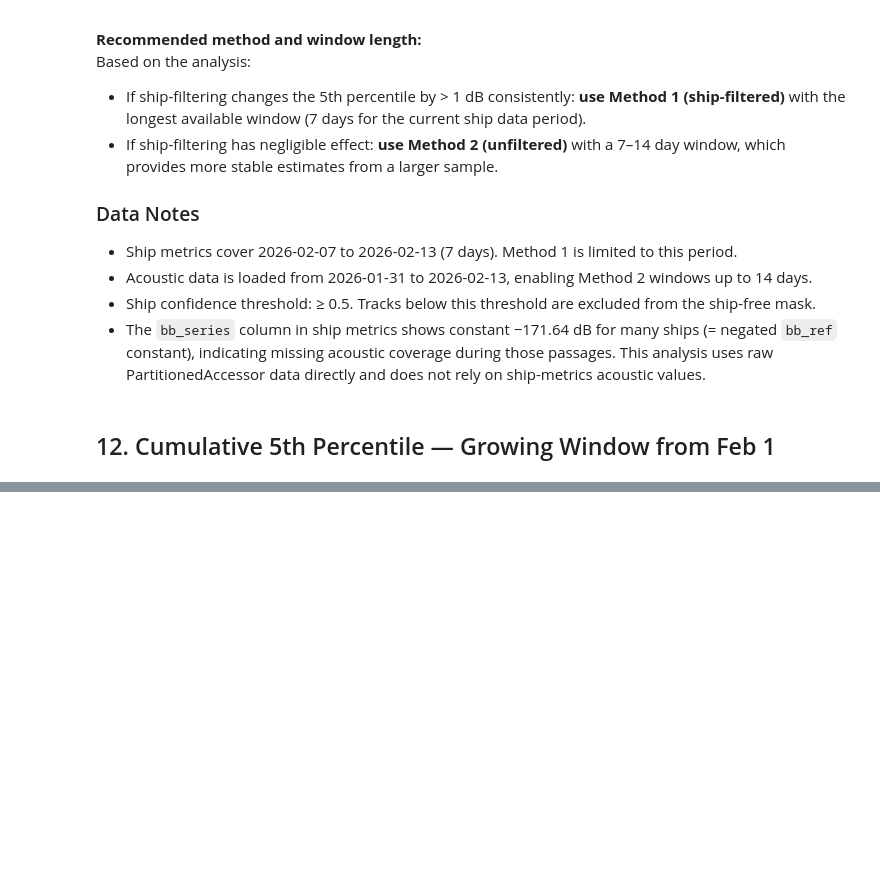
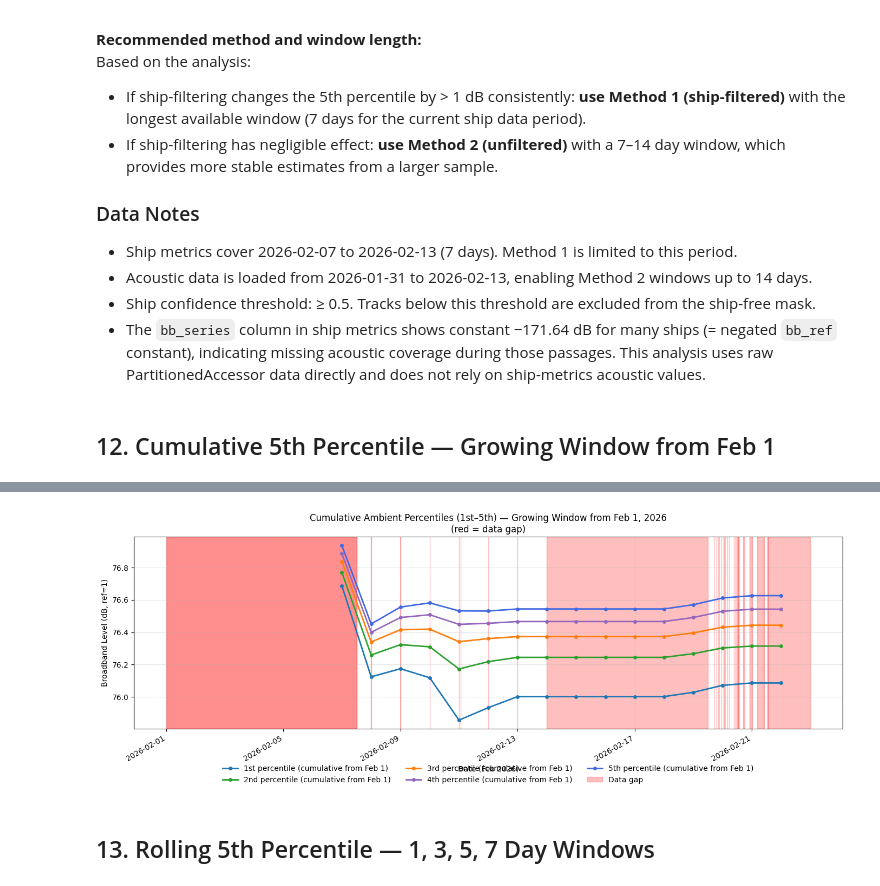
Before and after one commit to orcasound/ambient-sound-analysis, a Jupyter notebook: notebooks/ancient_ambient_comparison.ipynb, the cells around one changed output, grey strips where cells are left out. Saved outputs shown, nothing was run; the diff lists cells and outputs as text; code cells hidden in the pictures; blank space fills up the shorter version.

```diff
--- a/notebooks/ancient_ambient_comparison.ipynb
+++ b/notebooks/ancient_ambient_comparison.ipynb
@@ -841,40 +897,69 @@ cumulative_df = pl.DataFrame(cumulative)
 # %%
 import matplotlib.pyplot as plt
 import matplotlib.patches as mpatches
 import pandas as pd
 
 cum_pd = cumulative_df.to_pandas()
 cum_pd["date"] = pd.to_datetime(cum_pd["date"])
 gap_pd = gap_periods.to_pandas()
 gap_pd["gap_start"] = pd.to_datetime(gap_pd["gap_start"])
 gap_pd["gap_end"] = pd.to_datetime(gap_pd["gap_end"])
 
 fig, ax = plt.subplots(figsize=(14, 6))
 
 # Shade data gaps
 for _, row in gap_pd.iterrows():
     ax.axvspan(row["gap_start"], row["gap_end"], alpha=0.25, color="red", zorder=1)
 
 # Shade periods with no data at all (before first data point)
 first_data = feb_bb["timestamp"].min()
 if pd.to_datetime(first_data) > pd.Timestamp(FEB_START):
     ax.axvspan(pd.Timestamp(FEB_START), pd.to_datetime(first_data), alpha=0.25, color="red", zorder=1)
 
-# Cumulative 5th percentile line
-has_data = cum_pd[cum_pd["p5_db"].notna()]
-ax.plot(has_data["date"], has_data["p5_db"],
-        color="royalblue", linewidth=2, marker="o", markersize=5, zorder=3,
-        label="5th percentile (cumulative from Feb 1)")
+# Cumulative percentile lines (1st–5th)
+pcts = [
+    ("p1_db", "1st", "#1f77b4"),
+    ("p2_db", "2nd", "#2ca02c"),
+    ("p3_db", "3rd", "#ff7f0e"),
+    ("p4_db", "4th", "#9467bd"),
+    ("p5_db", "5th", "royalblue"),
+]
+
+line_handles = []
+for col, ordinal, color in pcts:
+    has_data = cum_pd[cum_pd[col].notna()]
+    (line,) = ax.plot(
+        has_data["date"],
+        has_data[col],
+        color=color,
+        linewidth=2,
+        marker="o",
+        markersize=4,
+        zorder=3,
+        label=f"{ordinal} percentile (cumulative from Feb 1)",
+    )
+    line_handles.append(line)
+
+gap_handle = mpatches.Patch(color="red", alpha=0.25, label="Data gap")
 
 ax.set_xlabel("Date (Feb 2026)")
-ax.set_ylabel("5th Percentile Broadband Level (dB, ref=1)")
-ax.set_title("Cumulative 5th Percentile Ambient — Growing Window from Feb 1, 2026\n(red = data gap)")
+ax.set_ylabel("Broadband Level (dB, ref=1)")
+ax.set_title("Cumulative Ambient Percentiles (1st–5th) — Growing Window from Feb 1, 2026\n(red = data gap)")
 ax.grid(True, alpha=0.3, zorder=0)
 
-line_handle = ax.lines[0]
-gap_handle = mpatches.Patch(color="red", alpha=0.25, label="Data gap")
-ax.legend(handles=[line_handle, gap_handle])
+# Legend below chart (keeps keys off the plot)
+ax.legend(
+    handles=[*line_handles, gap_handle],
+    loc="lower center",
+    ncol=3,
+    frameon=False,
+    bbox_to_anchor=(0.5, -0.32),
+)
 
 fig.autofmt_xdate()
-plt.tight_layout()
+fig.tight_layout(rect=[0, 0.08, 1, 1])
 plt.show()
+# %% [output]
+[figure, added]
+# %% [markdown]
+## 13. Rolling 5th Percentile — 1, 3, 5, 7 Day Windows
```
Also changed, not shown: parts of 7 cells of this notebook.
